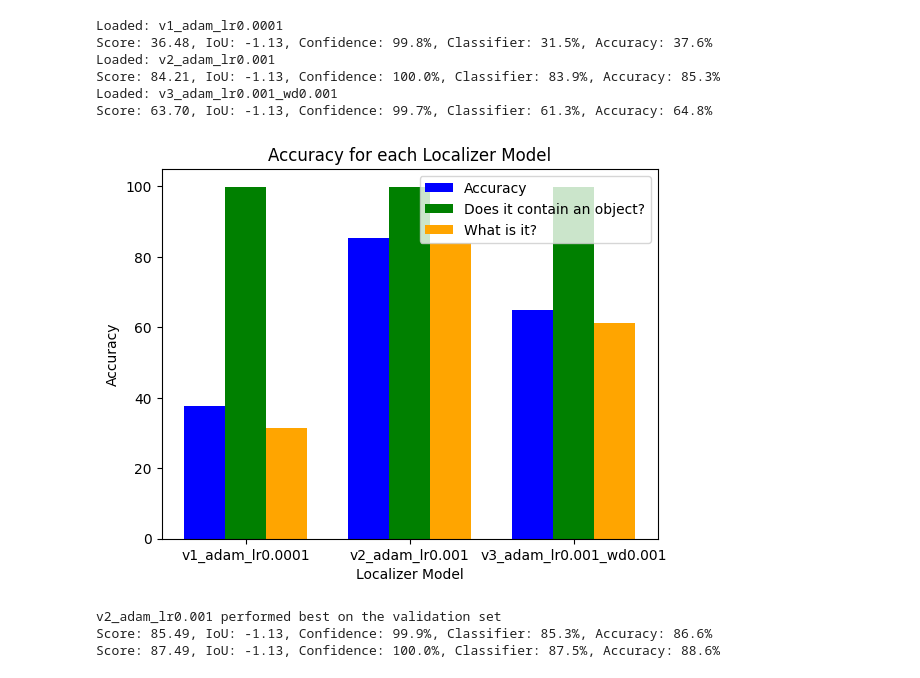
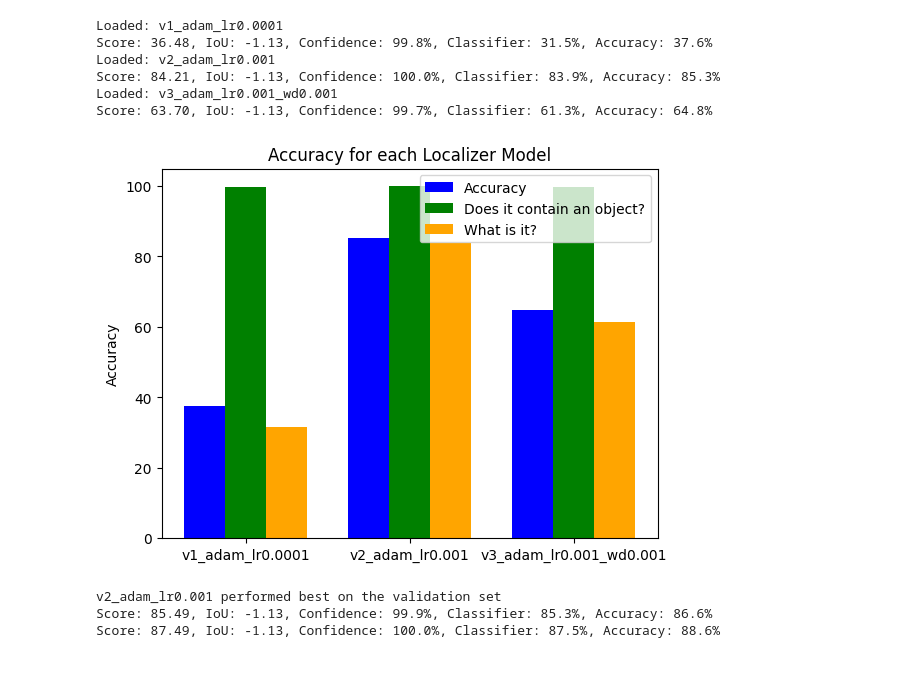
Before and after one commit to MatsM16/uib.inf265.project2, a Jupyter notebook: cnn.ipynb, the cells around one changed output. Drawn from its saved outputs; the diff is of its cells as text; code cells hidden in the pictures.

Commit message:
more figures

```diff
--- a/cnn.ipynb
+++ b/cnn.ipynb
@@ -307,43 +307,44 @@ Score: 84.21, IoU: -1.13, Confidence: 100.0%, Classifier: 83.9%, Accuracy: 85.3%
 Loaded: v3_adam_lr0.001_wd0.001
 Score: 63.70, IoU: -1.13, Confidence: 99.7%, Classifier: 61.3%, Accuracy: 64.8%
 # %%
-# Plot the validation results
+def plot_model_performance(models:[dict], category:str):
 
-# Get the data for each localizer
-localizer_names = []
-accuracy_values = []
-confidence_accuracy_values = []
-classifier_accuracy_values = []
+    # Get the data for each localizer
+    localizer_names = []
+    accuracy_values = []
+    confidence_accuracy_values = []
+    classifier_accuracy_values = []
 
-for name, localizer in localizers.items():
-    localizer_names.append(name)
-    accuracy_values.append(localizer['val.accuracy'])
-    confidence_accuracy_values.append(localizer['val.accuracy_confidence'])
-    classifier_accuracy_values.append(localizer['val.accuracy_classifier'])
+    for name, localizer in localizers.items():
+        localizer_names.append(name)
+        accuracy_values.append(localizer['val.accuracy'])
+        confidence_accuracy_values.append(localizer['val.accuracy_confidence'])
+        classifier_accuracy_values.append(localizer['val.accuracy_classifier'])
 
-# Set the width of the bars
-bar_width = 0.25
+    # Set the width of the bars
+    bar_width = 0.25
 
-# Set the positions of the bars on the x-axis
-r1 = range(len(localizer_names))
-r2 = [x + bar_width for x in r1]
-r3 = [x + bar_width for x in r2]
+    # Set the positions of the bars on the x-axis
+    r1 = range(len(localizer_names))
+    r2 = [x + bar_width for x in r1]
+    r3 = [x + bar_width for x in r2]
 
-plt.bar(r1, accuracy_values, color='blue', width=bar_width, label='Accuracy')
-plt.bar(r2, confidence_accuracy_values, color='green', width=bar_width, label='Does it contain an object?')
-plt.bar(r3, classifier_accuracy_values, color='orange', width=bar_width, label='What is it?')
+    plt.bar(r1, accuracy_values, color='blue', width=bar_width, label='Accuracy')
+    plt.bar(r2, confidence_accuracy_values, color='green', width=bar_width, label='Does it contain an object?')
+    plt.bar(r3, classifier_accuracy_values, color='orange', width=bar_width, label='What is it?')
 
-plt.xlabel('Localizer Model')
-plt.ylabel('Accuracy')
-plt.title('Accuracy for each Localizer Model')
-plt.xticks([r + bar_width for r in range(len(localizer_names))], localizer_names)
-plt.legend()
+    plt.ylabel('Accuracy')
+    plt.title(f'Accuracy for each {category} Model')
+    plt.xticks([r + bar_width for r in range(len(localizer_names))], localizer_names)
+    plt.legend()
 
-# Show the plot
-plt.savefig('assets/accuracy.png')
-plt.show()
+    # Show the plot
+    plt.savefig(f'assets/accuracy_{category}.png')
+    plt.show()
+
+plot_model_performance(localizers, category='Localizer')
 # %% [output]
-[figure, old version]
+[figure, new version]
 # %%
 # Pick model with the best score
 
```
Also changed, not shown: parts of 4 cells of this notebook, 4 other files.
